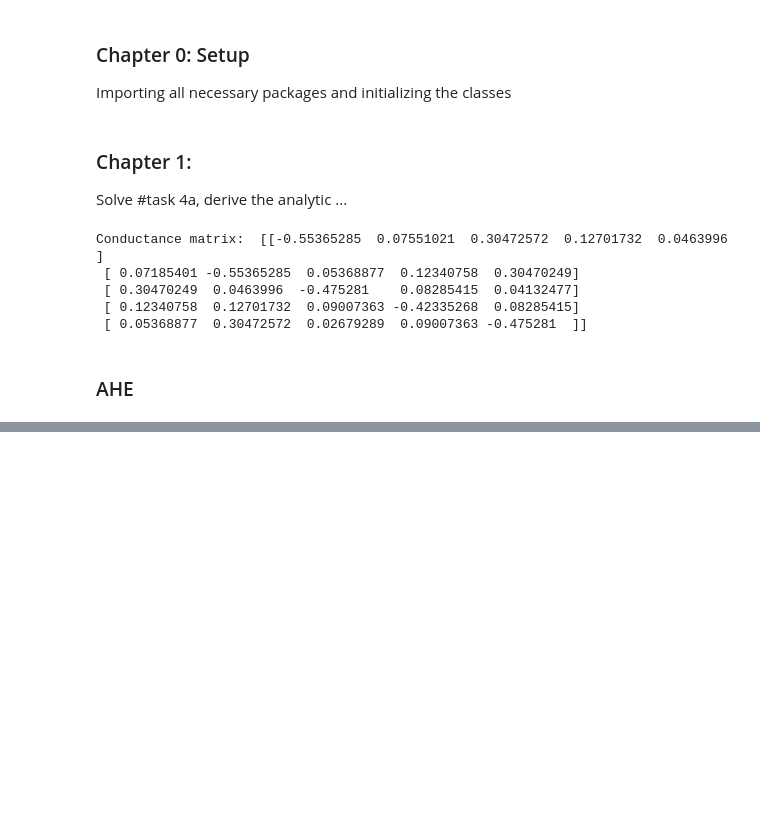
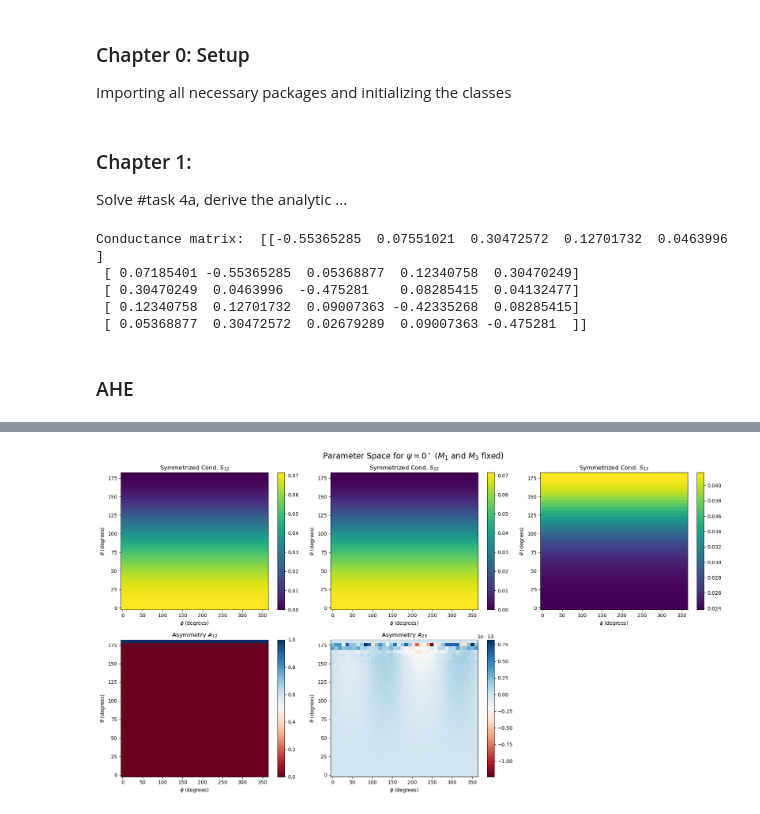
Before and after one commit to Maxim1920/Quantum_Transport, a Jupyter notebook: CodeDescriptionQuantumCircuits/Organized for students/code/Task 4.ipynb, the cells around one changed output, grey strips where cells are left out. Drawn from its saved outputs; the diff is of its cells as text; code cells hidden in the pictures; blank space fills up the shorter version.

```diff
--- a/CodeDescriptionQuantumCircuits/Organized for students/code/Task 4.ipynb
+++ b/CodeDescriptionQuantumCircuits/Organized for students/code/Task 4.ipynb
@@ -80,0 +299,96 @@ AssertionError: Wrong code: neither node nor terminal
+# %%
+import numpy as np
+import matplotlib.pyplot as plt
+
+def generate_3param_colormaps(psi_deg):
+    """
+    Generates color maps for symmetrized conductances and asymmetries
+    by sweeping phi and theta for a fixed psi.
+    """
+    #Params
+    Gf = 0.5
+    P = 1.0
+    Rg = 0.0
+    Ig = 1.0
+    GFN = [Gf, P, Rg, Ig]
+
+    # Inject parameters
+    Setup.setConductance('CF1', GFN)
+    Setup.setConductance('CF2', GFN)
+    Setup.setConductance('CF3', GFN)
+
+    # 2. Setup the sweep grids
+    resolution = 40  # Increase to 60 or 80 for smoother plots, 40 is fast.
+    phi_vals = np.linspace(0, 2 * np.pi, resolution)
+    theta_vals = np.linspace(0, np.pi, resolution)
+
+    # Create empty grids to store our data
+    S12_grid = np.zeros((resolution, resolution))
+    S23_grid = np.zeros((resolution, resolution))
+    S13_grid = np.zeros((resolution, resolution))
+
+    A12_grid = np.zeros((resolution, resolution))
+    A23_grid = np.zeros((resolution, resolution))
+
+    psi = np.radians(psi_deg)
+
+    M1 = [np.sin(psi/2), 0, np.cos(psi/2)]
+    M3 = [-np.sin(psi/2), 0, np.cos(psi/2)]
+    Setup.setMagnetization('F1', 'T', M1)
+    Setup.setMagnetization('F3', 'T', M3)
+
+    # Loop for M2
+    for i, theta in enumerate(theta_vals):
+        for j, phi in enumerate(phi_vals):
+            M2 = [np.sin(phi)*np.sin(theta), np.cos(phi)*np.sin(theta), np.cos(theta)]
+            Setup.setMagnetization('F2', 'T', M2)
+
+            Setup.compute()
+            G_mat = Setup.ConductanceMatrix
+
+            S12_grid[i, j] = (G_mat[2,3] + G_mat[3,2]) / 2.0
+            S23_grid[i, j] = (G_mat[3,4] + G_mat[4,3]) / 2.0
+            S13_grid[i, j] = (G_mat[2,4] + G_mat[4,2]) / 2.0
+
+            # Asymmetries: A = (G_ij - G_ji) / (G_ij + G_ji)
+            denom12 = G_mat[2,3] + G_mat[3,2]
+            denom23 = G_mat[3,4] + G_mat[4,3]
+
+            A12_grid[i, j] = (G_mat[2,3] - G_mat[3,2]) / denom12 if denom12 != 0 else 0
+            A23_grid[i, j] = (G_mat[3,4] - G_mat[4,3]) / denom23 if denom23 != 0 else 0
+
+    # 4. Plotting the grids
+    Phi_mesh, Theta_mesh = np.meshgrid(np.degrees(phi_vals), np.degrees(theta_vals))
+
+    fig, axs = plt.subplots(2, 3, figsize=(18, 10))
+    fig.suptitle(f'Parameter Space for $\psi = {psi_deg}^\circ$ ($M_1$ and $M_3$ fixed)', fontsize=16)
+
+    # Helper for repetitive pcolormesh calls
+    def plot_map(ax, data, title, cmap_name):
+        c = ax.pcolormesh(Phi_mesh, Theta_mesh, data, shading='auto', cmap=cmap_name)
+        ax.set_title(title)
+        ax.set_xlabel('$\phi$ (degrees)')
+        ax.set_ylabel('$\\theta$ (degrees)')
+        fig.colorbar(c, ax=ax)
+
+    # Top Row: Symmetrized Conductances
+    plot_map(axs[0, 0], S12_grid, 'Symmetrized Cond. $S_{12}$', 'viridis')
+    plot_map(axs[0, 1], S23_grid, 'Symmetrized Cond. $S_{23}$', 'viridis')
+    plot_map(axs[0, 2], S13_grid, 'Symmetrized Cond. $S_{13}$', 'viridis')
+
+    # Bottom Row: Asymmetries
+    plot_map(axs[1, 0], A12_grid, 'Asymmetry $A_{12}$', 'RdBu') # Diverging colormap for asymmetry
+    plot_map(axs[1, 1], A23_grid, 'Asymmetry $A_{23}$', 'RdBu')
+
+    # Leave the bottom right empty or plot A13
+    axs[1, 2].axis('off')
+
+    plt.tight_layout()
+    plt.show()
+
+# Run the function for an opening angle of 90 degrees
+generate_3param_colormaps(psi_deg=0)
+generate_3param_colormaps(psi_deg=90)
+generate_3param_colormaps(psi_deg=180)
+# %% [output]
+[figure, added]
```
Also changed, not shown: parts of 7 cells of this notebook.
